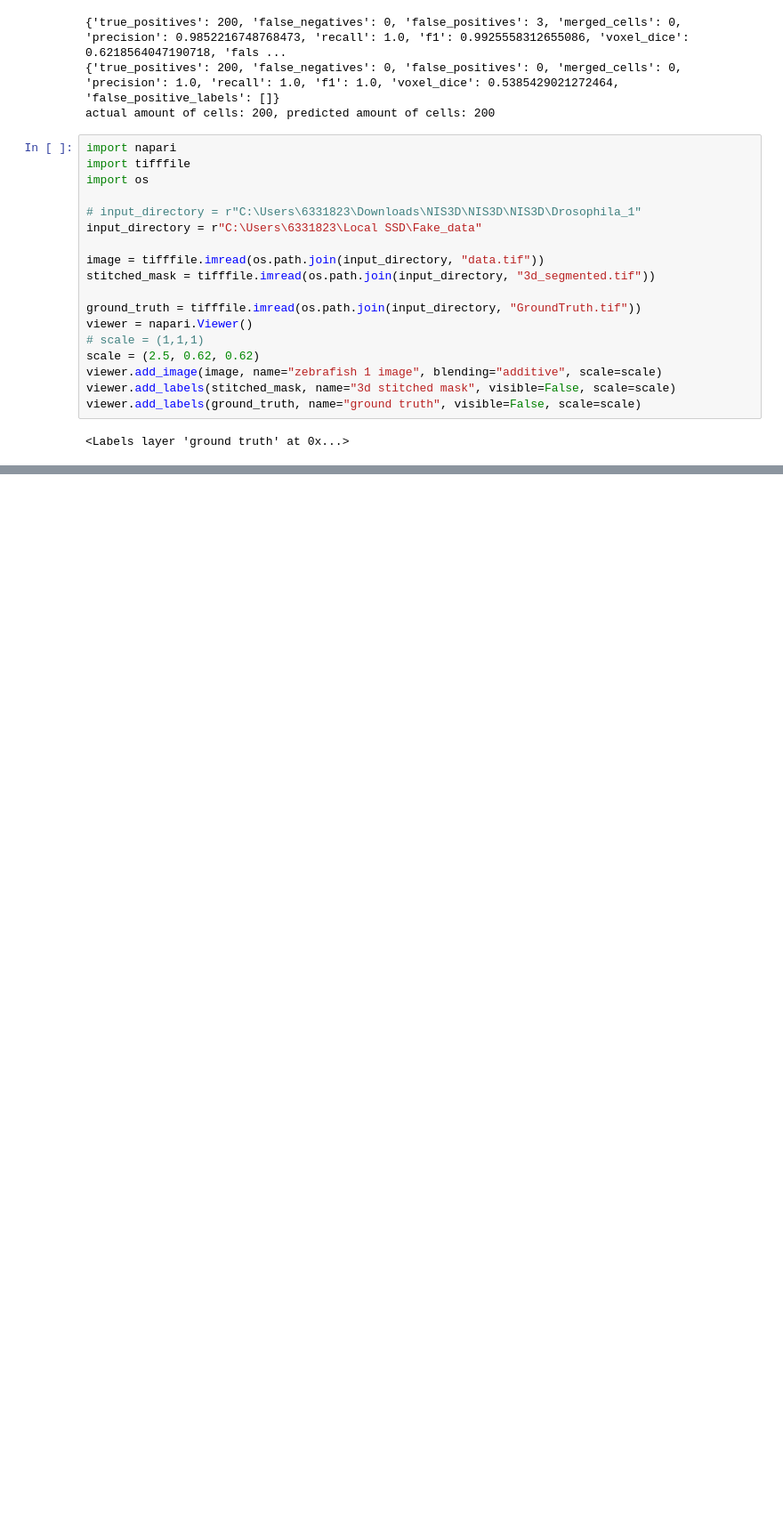
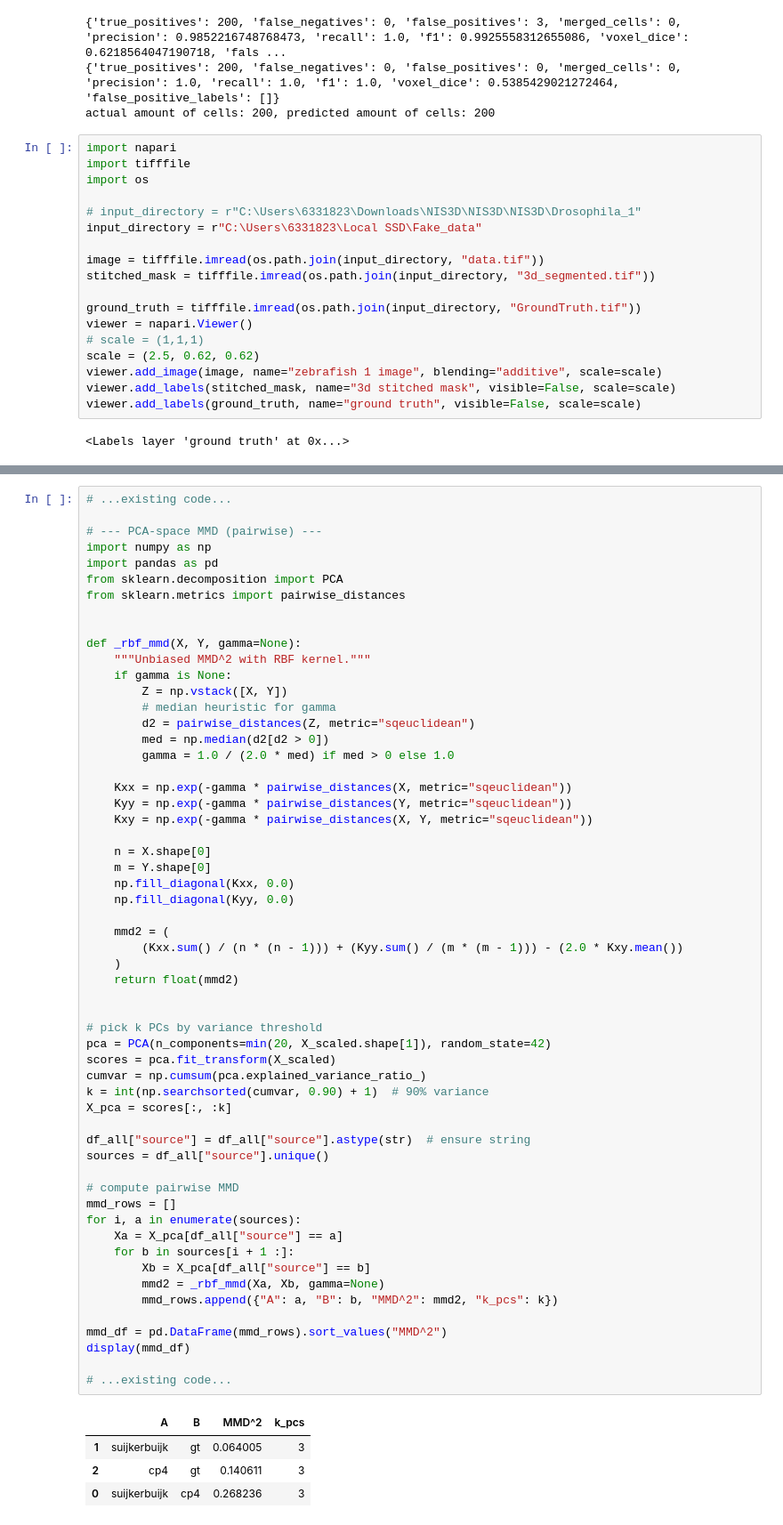
Before and after one commit to SuijkerbuijkLab/NucLogic, a Jupyter notebook: miscellaneous/stitching.ipynb, the cells around one changed output, grey strips where cells are left out. Shown at 89% size. Drawn from its saved outputs; the diff is of its cells as text; blank space fills up the shorter version.

```diff
--- a/miscellaneous/stitching.ipynb
+++ b/miscellaneous/stitching.ipynb
@@ -3415,0 +3442,62 @@ torch version:          2.7.1+cu128
+# %%
+# ...existing code...
+
+# --- PCA-space MMD (pairwise) ---
+import numpy as np
+import pandas as pd
+from sklearn.decomposition import PCA
+from sklearn.metrics import pairwise_distances
+
+
+def _rbf_mmd(X, Y, gamma=None):
+    """Unbiased MMD^2 with RBF kernel."""
+    if gamma is None:
+        Z = np.vstack([X, Y])
+        # median heuristic for gamma
+        d2 = pairwise_distances(Z, metric="sqeuclidean")
+        med = np.median(d2[d2 > 0])
+        gamma = 1.0 / (2.0 * med) if med > 0 else 1.0
+
+    Kxx = np.exp(-gamma * pairwise_distances(X, metric="sqeuclidean"))
+    Kyy = np.exp(-gamma * pairwise_distances(Y, metric="sqeuclidean"))
+    Kxy = np.exp(-gamma * pairwise_distances(X, Y, metric="sqeuclidean"))
+
+    n = X.shape[0]
+    m = Y.shape[0]
+    np.fill_diagonal(Kxx, 0.0)
+    np.fill_diagonal(Kyy, 0.0)
+
+    mmd2 = (
+        (Kxx.sum() / (n * (n - 1))) + (Kyy.sum() / (m * (m - 1))) - (2.0 * Kxy.mean())
+    )
+    return float(mmd2)
+
+
+# pick k PCs by variance threshold
+pca = PCA(n_components=min(20, X_scaled.shape[1]), random_state=42)
+scores = pca.fit_transform(X_scaled)
+cumvar = np.cumsum(pca.explained_variance_ratio_)
+k = int(np.searchsorted(cumvar, 0.90) + 1)  # 90% variance
+X_pca = scores[:, :k]
+
+df_all["source"] = df_all["source"].astype(str)  # ensure string
+sources = df_all["source"].unique()
+
+# compute pairwise MMD
+mmd_rows = []
+for i, a in enumerate(sources):
+    Xa = X_pca[df_all["source"] == a]
+    for b in sources[i + 1 :]:
+        Xb = X_pca[df_all["source"] == b]
+        mmd2 = _rbf_mmd(Xa, Xb, gamma=None)
+        mmd_rows.append({"A": a, "B": b, "MMD^2": mmd2, "k_pcs": k})
+
+mmd_df = pd.DataFrame(mmd_rows).sort_values("MMD^2")
+display(mmd_df)
+
+# ...existing code...
+# %% [output]
+|  | A | B | MMD^2 | k_pcs |
+| 1 | suijkerbuijk | gt | 0.064005 | 3 |
+| 2 | cp4 | gt | 0.140611 | 3 |
+| 0 | suijkerbuijk | cp4 | 0.268236 | 3 |
```
Also changed, not shown: parts of 16 cells of this notebook, 1 other file.
